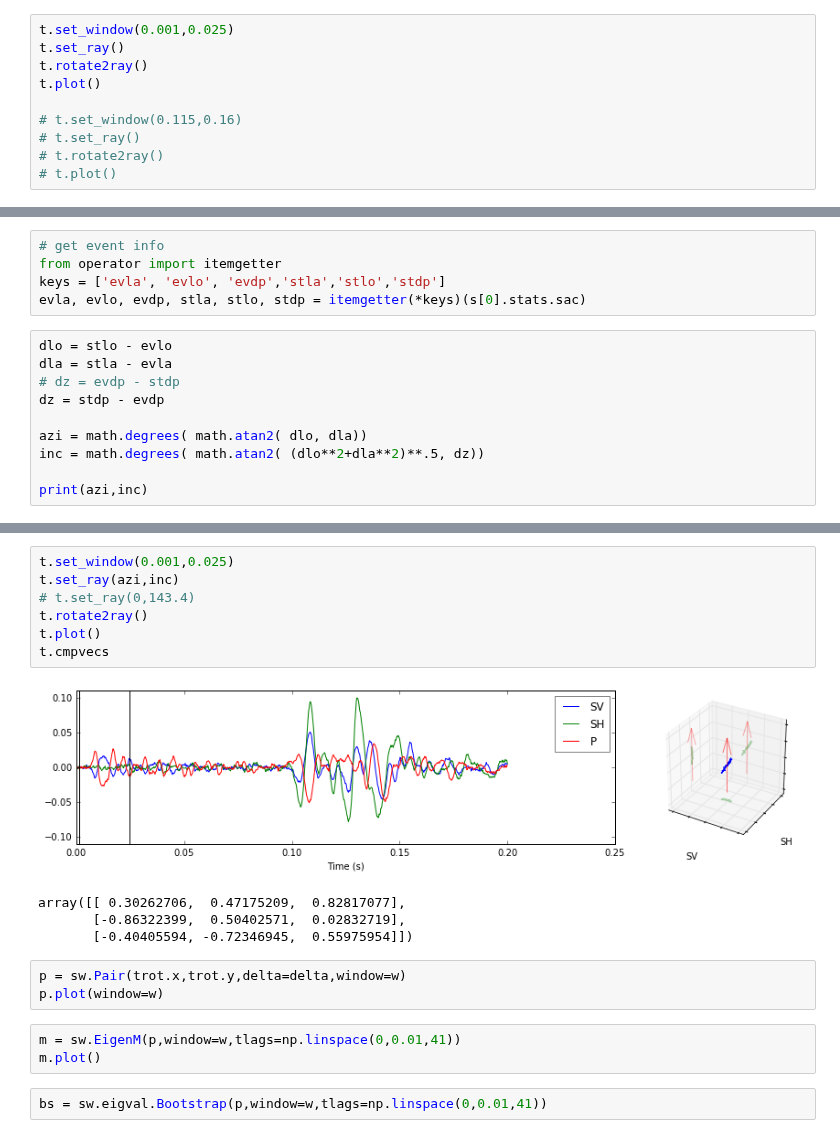
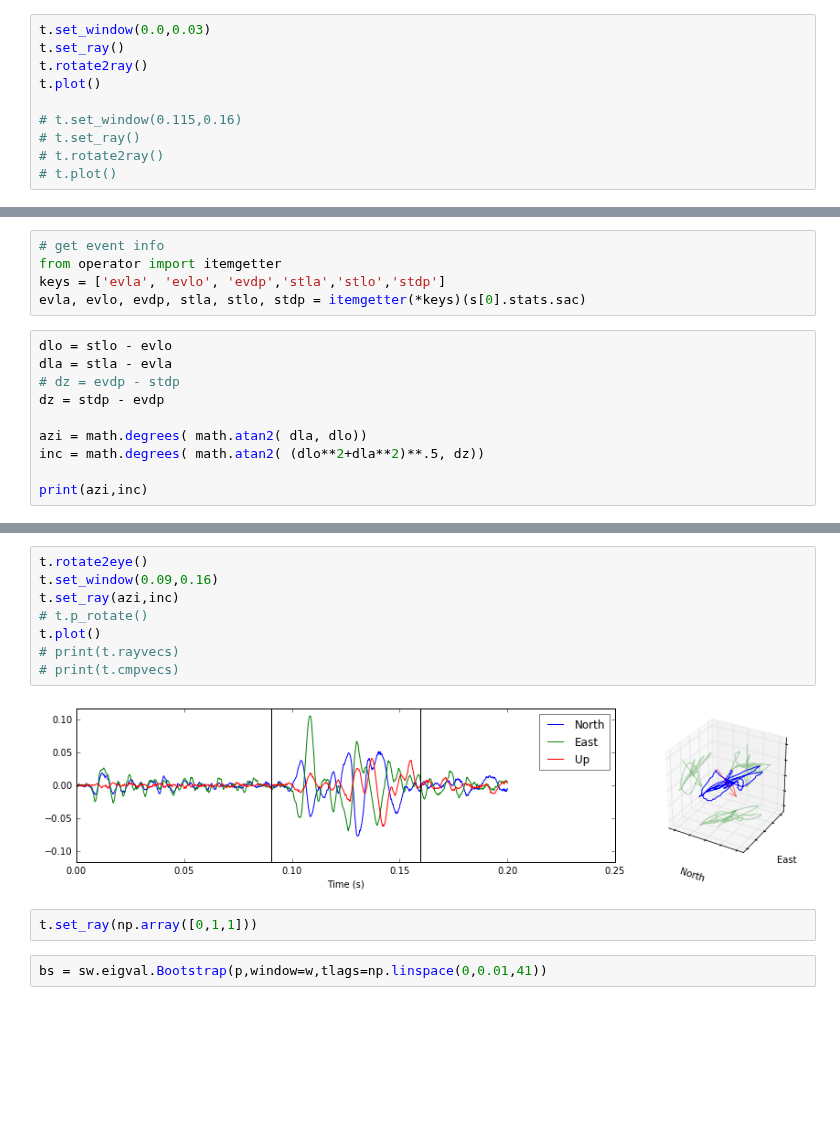
Before and after one commit to JackWalpole/splitwavepy, a Jupyter notebook: devel/Microseismic.ipynb, the cells around one changed output, grey strips where cells are left out. Saved outputs shown, nothing was run; the diff lists cells and outputs as text; blank space fills up the shorter version.

```diff
--- a/devel/Microseismic.ipynb
+++ b/devel/Microseismic.ipynb
@@ -50,7 +47,7 @@ t.plot()
 # %% [output]
 [figure]
 # %%
-t.set_window(0.001,0.025)
+t.set_window(0.0,0.03)
 t.set_ray()
 t.rotate2ray()
 t.plot()
@@ -72,7 +69,7 @@ dla = stla - evla
 # dz = evdp - stdp
 dz = stdp - evdp
 
-azi = math.degrees( math.atan2( dlo, dla))
+azi = math.degrees( math.atan2( dla, dlo))
 inc = math.degrees( math.atan2( (dlo**2+dla**2)**.5, dz))
 
 print(azi,inc)
@@ -81,21 +78,15 @@ print(azi,inc)
 # %%
-t.set_window(0.001,0.025)
+t.rotate2eye()
+t.set_window(0.09,0.16)
 t.set_ray(azi,inc)
-# t.set_ray(0,143.4)
-t.rotate2ray()
+# t.p_rotate()
 t.plot()
-t.cmpvecs
+# print(t.rayvecs)
+# print(t.cmpvecs)
 # %% [output]
-[figure, old version]
+[figure, new version]
-array([[ 0.30262706,  0.47175209,  0.82817077],
-       [-0.86322399,  0.50402571,  0.02832719],
-       [-0.40405594, -0.72346945,  0.55975954]])
-# %%
-p = sw.Pair(trot.x,trot.y,delta=delta,window=w)
-p.plot(window=w)
-# %%
-m = sw.EigenM(p,window=w,tlags=np.linspace(0,0.01,41))
-m.plot()
+# %%
+t.set_ray(np.array([0,1,1]))
 # %%
 bs = sw.eigval.Bootstrap(p,window=w,tlags=np.linspace(0,0.01,41))
 # %%
```
Also changed, not shown: parts of 6 cells of this notebook.
